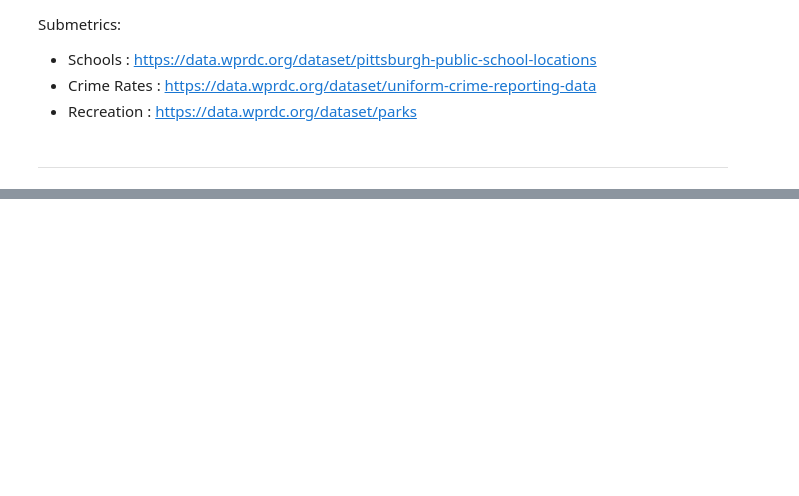
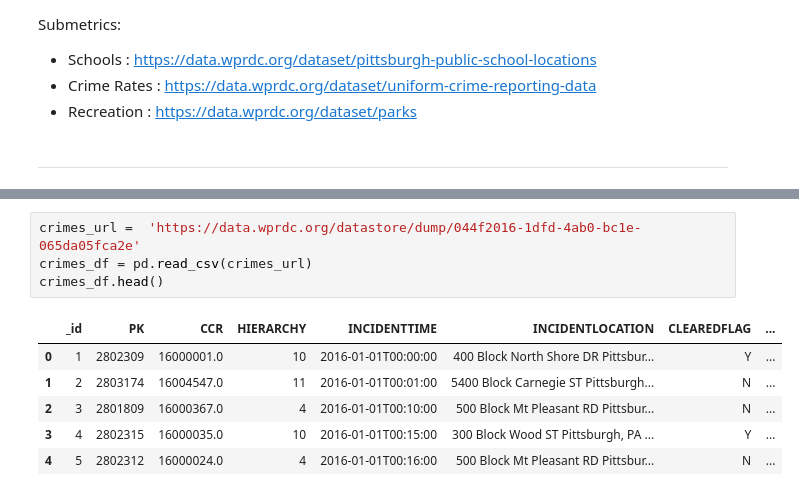
Before and after one commit to SalemZenati/BigIdeasFinalProject, a Jupyter notebook: Final_Project.ipynb, the cells around one changed output, grey strips where cells are left out. Drawn from its saved outputs; the diff is of its cells as text; blank space fills up the shorter version.

```diff
--- a/Final_Project.ipynb
+++ b/Final_Project.ipynb
@@ -16,0 +30,11 @@ Submetrics:
+# %%
+crimes_url =  'https://data.wprdc.org/datastore/dump/044f2016-1dfd-4ab0-bc1e-065da05fca2e'
+crimes_df = pd.read_csv(crimes_url)
+crimes_df.head()
+# %% [output]
+|  | _id | PK | CCR | HIERARCHY | INCIDENTTIME | INCIDENTLOCATION | CLEAREDFLAG | ... |
+| 0 | 1 | 2802309 | 16000001.0 | 10 | 2016-01-01T00:00:00 | 400 Block North Shore DR Pittsbur... | Y | ... |
+| 1 | 2 | 2803174 | 16004547.0 | 11 | 2016-01-01T00:01:00 | 5400 Block Carnegie ST Pittsburgh... | N | ... |
+| 2 | 3 | 2801809 | 16000367.0 | 4 | 2016-01-01T00:10:00 | 500 Block Mt Pleasant RD Pittsbur... | N | ... |
+| 3 | 4 | 2802315 | 16000035.0 | 10 | 2016-01-01T00:15:00 | 300 Block Wood ST Pittsburgh, PA ... | Y | ... |
+| 4 | 5 | 2802312 | 16000024.0 | 4 | 2016-01-01T00:16:00 | 500 Block Mt Pleasant RD Pittsbur... | N | ... |
```
Also changed, not shown: parts of 3 cells of this notebook.
